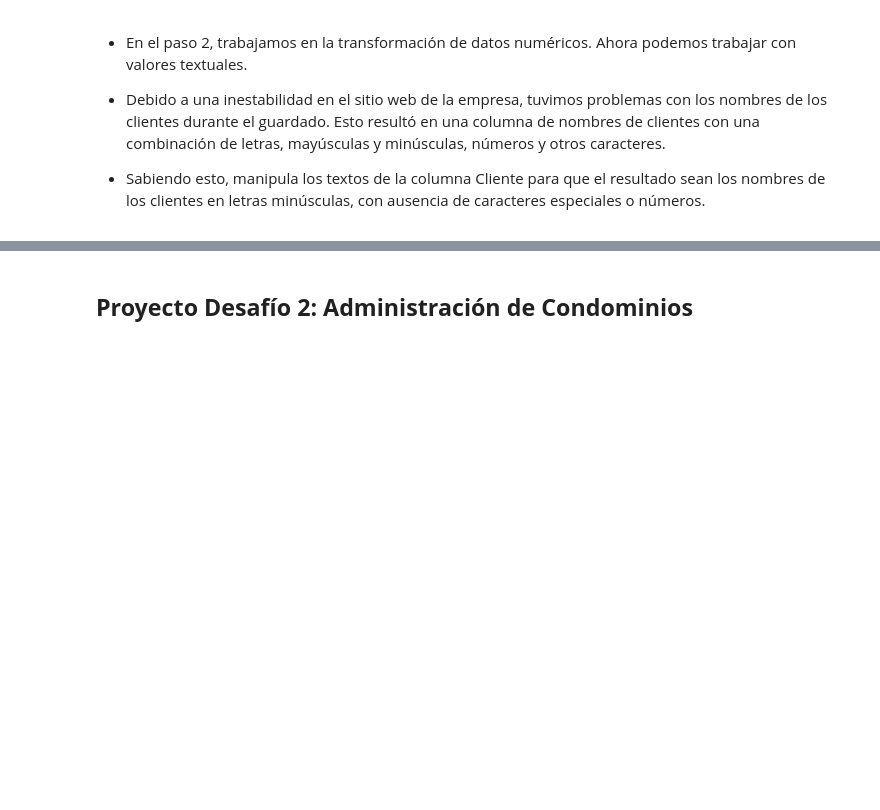
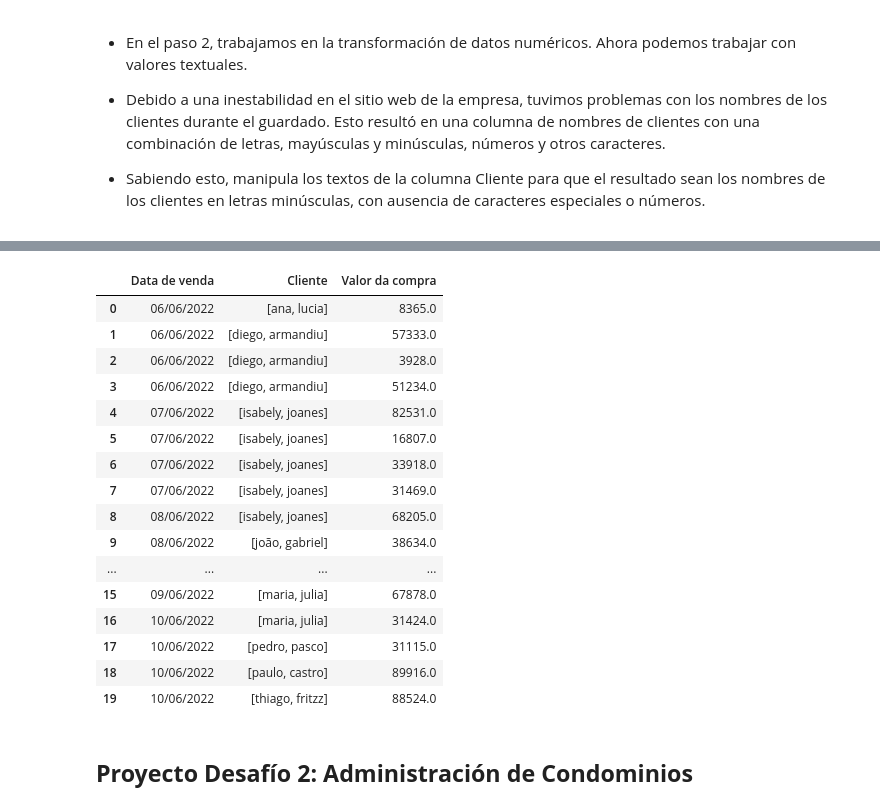
Before and after one commit to DanielRaiicHu/datos_panda_transformacion_manipulacion, a Jupyter notebook: datos_panda_transformacion_manipulacion.ipynb, the cells around one changed output, grey strips where cells are left out. Saved outputs shown, nothing was run; the diff lists cells and outputs as text; code cells hidden in the pictures; blank space fills up the shorter version.

Commit message:
Actualización: Ejercicio - Datos de texto - Finalizado

```diff
--- a/datos_panda_transformacion_manipulacion.ipynb
+++ b/datos_panda_transformacion_manipulacion.ipynb
@@ -618,0 +638,10 @@ memory usage: 612.0+ bytes
+# %%
+# Pasamos el texto a minúsculas
+datos_desafio_1['Cliente'] = datos_desafio_1['Cliente'].str.lower()
+
+# Luego reemplazamos carácteres que no utilizaremos
+datos_desafio_1['Cliente'] = datos_desafio_1['Cliente'].str.replace('[^a-zA-Zã]',' ',regex=True)
+
+# Transformamos la cadena de caracteres en una lista []
+datos_desafio_1['Cliente'] = datos_desafio_1['Cliente'].str.split()
+datos_desafio_1.head()
@@ -619,3 +655,23 @@ memory usage: 612.0+ bytes
+# %%
+datos_desafio_1.head(20)
+# %% [output]
+|  | Data de venda | Cliente | Valor da compra |
+| 0 | 06/06/2022 | [ana, lucia] | 8365.0 |
+| 1 | 06/06/2022 | [diego, armandiu] | 57333.0 |
+| 2 | 06/06/2022 | [diego, armandiu] | 3928.0 |
+| 3 | 06/06/2022 | [diego, armandiu] | 51234.0 |
+| 4 | 07/06/2022 | [isabely, joanes] | 82531.0 |
+| 5 | 07/06/2022 | [isabely, joanes] | 16807.0 |
+| 6 | 07/06/2022 | [isabely, joanes] | 33918.0 |
+| 7 | 07/06/2022 | [isabely, joanes] | 31469.0 |
+| 8 | 08/06/2022 | [isabely, joanes] | 68205.0 |
+| 9 | 08/06/2022 | [joão, gabriel] | 38634.0 |
+| ... | ... | ... | ... |
+| 15 | 09/06/2022 | [maria, julia] | 67878.0 |
+| 16 | 10/06/2022 | [maria, julia] | 31424.0 |
+| 17 | 10/06/2022 | [pedro, pasco] | 31115.0 |
+| 18 | 10/06/2022 | [paulo, castro] | 89916.0 |
+| 19 | 10/06/2022 | [thiago, fritzz] | 88524.0 |
 # %% [markdown]
 ## **Proyecto Desafío 2: Administración de Condominios**
 # %% [markdown]
```
Also changed, not shown: parts of 5 cells of this notebook.
